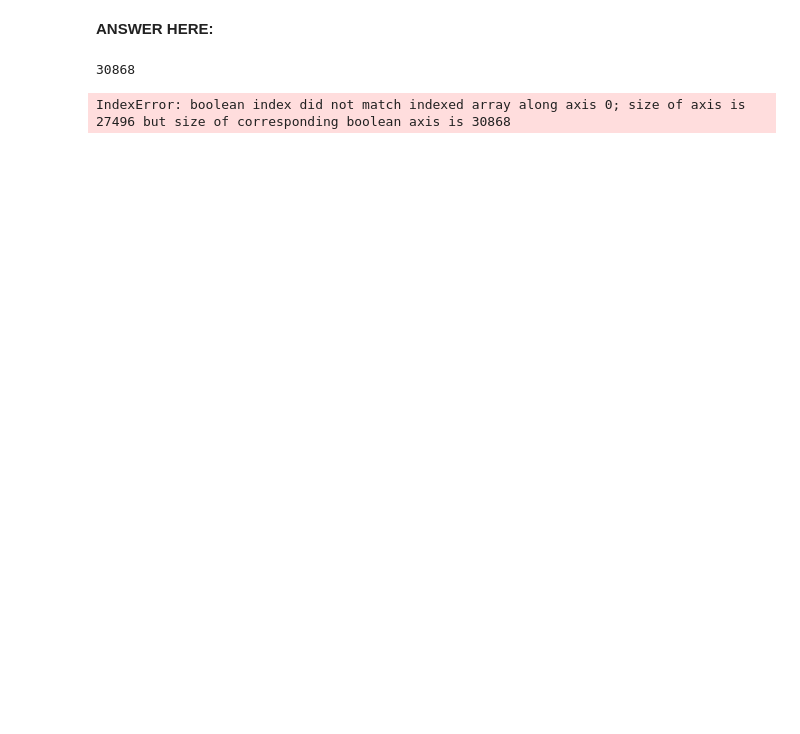
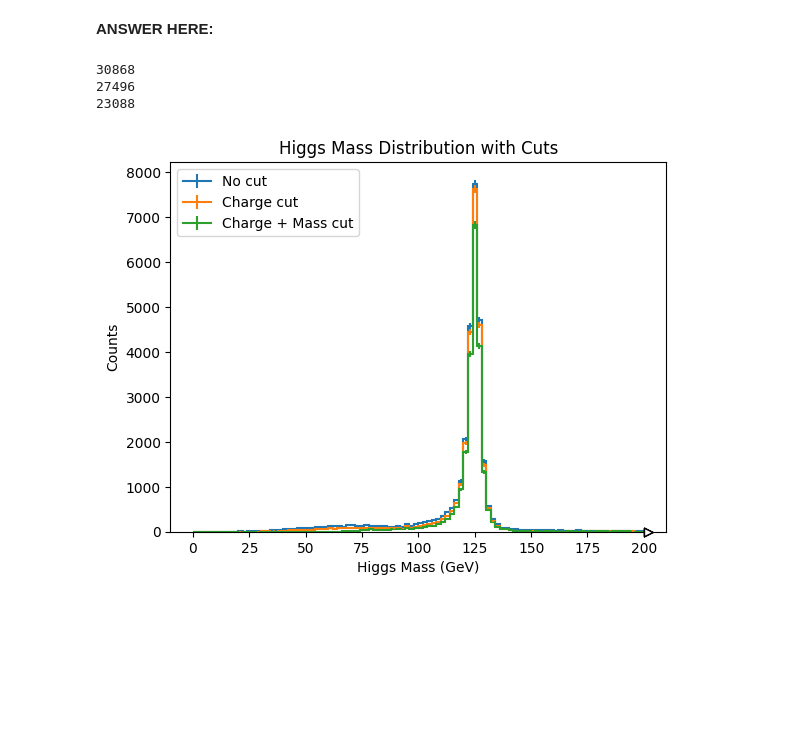
Before and after one commit to AkshankTyagi/2025-06-15-hsf-india-tutorial-bangalore, a Jupyter notebook: lesson-2-arrays/project-2-higgs.ipynb, the cells around one changed output. Saved outputs shown, nothing was run; the diff lists cells and outputs as text; code cells hidden in the pictures; blank space fills up the shorter version.

```diff
--- a/lesson-2-arrays/project-2-higgs.ipynb
+++ b/lesson-2-arrays/project-2-higgs.ipynb
@@ -697,36 +697,44 @@ Make a final Higgs plot with and without the Z mass quality cut. It should look
 # %%
 print(len(higgs_mass))
 higgs_charge_cut = higgs_mass[(e1_charge + e2_charge == 0) & (mu1_charge + mu2_charge == 0)]
-zmass_ee = zmass_ee[(e1_charge + e2_charge == 0) & (mu1_charge + mu2_charge == 0)]
-zmass_mumu = zmass_mumu[(e1_charge + e2_charge == 0) & (mu1_charge + mu2_charge == 0)]
+zmass_ee_cut = zmass_ee[(e1_charge + e2_charge == 0) & (mu1_charge + mu2_charge == 0)]
+zmass_mumu_cut = zmass_mumu[(e1_charge + e2_charge == 0) & (mu1_charge + mu2_charge == 0)]
 print(len(higgs_charge_cut))
 
-zmass_small = np.minimum(zmass_ee, zmass_mumu)
-zmass_big = np.maximum(zmass_ee, zmass_mumu)
+zmass_small = np.minimum(zmass_ee_cut, zmass_mumu_cut)
+zmass_big = np.maximum(zmass_ee_cut, zmass_mumu_cut)
 
 mass_mask = (zmass_small > 12) & (zmass_small < 120) & (zmass_big > 40) & (zmass_big < 120)
 
 higgs_mass_cut = higgs_charge_cut[mass_mask]
 print(len(higgs_mass_cut))
 
-fix, ax = plt.subplots(1, 1)
+
+fig, ax = plt.subplots(1, 1)
 
 hist.Hist.new.Regular(100, 0, 200, name="Higgs mass").Double().fill(
     higgs_mass
-).plot(ax=ax);
+).plot(ax=ax, label="No cut");
 
 hist.Hist.new.Regular(100, 0, 200, name="Higgs_mass (charge cut)").Double().fill(
     higgs_charge_cut
-).plot(ax=ax);
+).plot(ax=ax, label="Charge cut");
 
 hist.Hist.new.Regular(100, 0, 200, name="Higgs mass(charge + mass cut)").Double().fill(
     higgs_mass_cut
-).plot(ax=ax);
-plt.legend()
+).plot(ax=ax, label="Charge + Mass cut");
+
+plt.legend(loc="upper left")
+plt.xlabel("Higgs Mass (GeV)")
+plt.ylabel("Counts")
+plt.title("Higgs Mass Distribution with Cuts")
+# plt.grid(True)
 plt.show()
 # %% [output]
 30868
+27496
+23088
-IndexError: boolean index did not match indexed array along axis 0; size of axis is 27496 but size of corresponding boolean axis is 30868
+[figure, added]
 # %% [markdown]
 <br><br><br><br><br>
 # %% [markdown]
```
Also changed, not shown: parts of 3 cells of this notebook.
